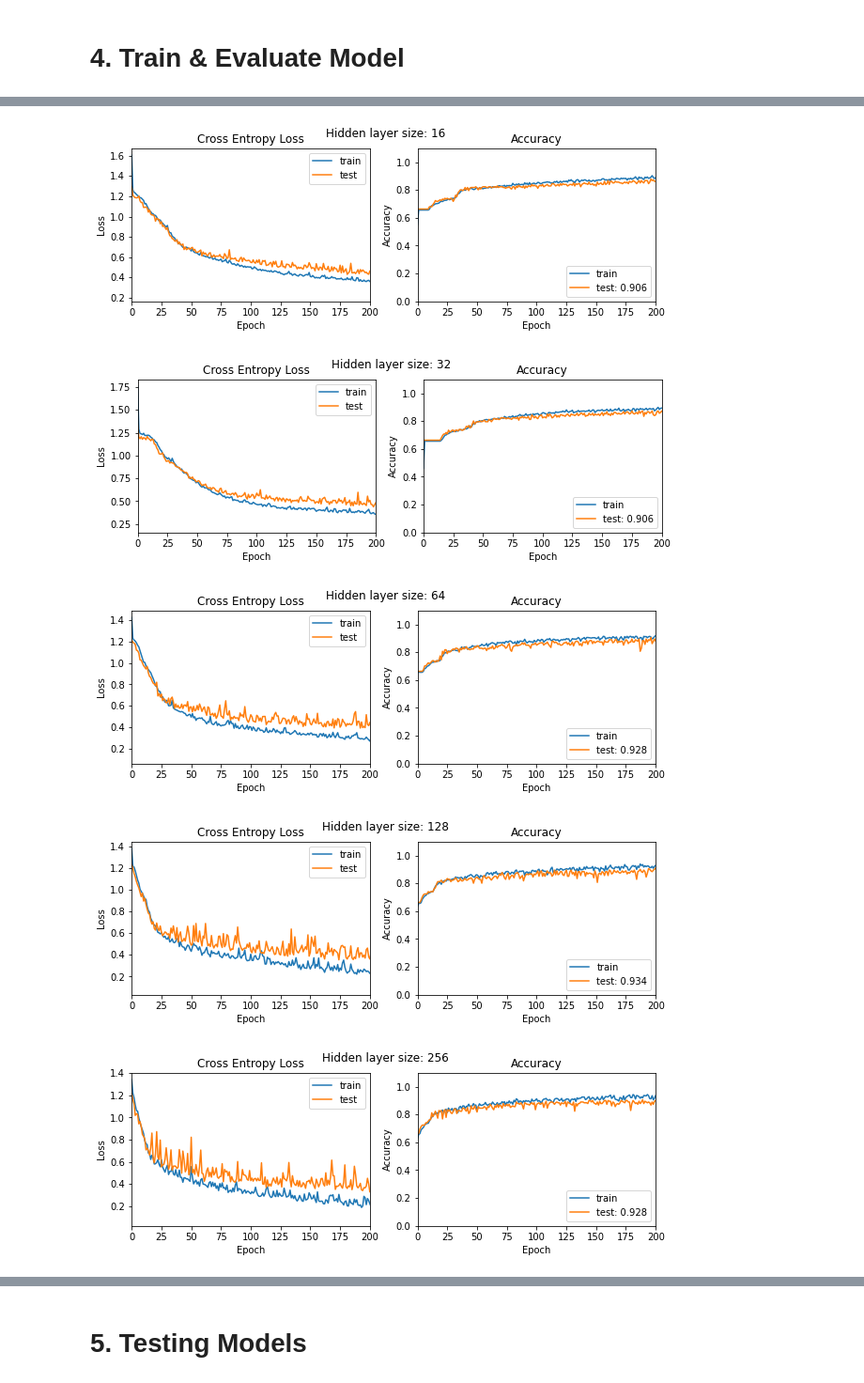
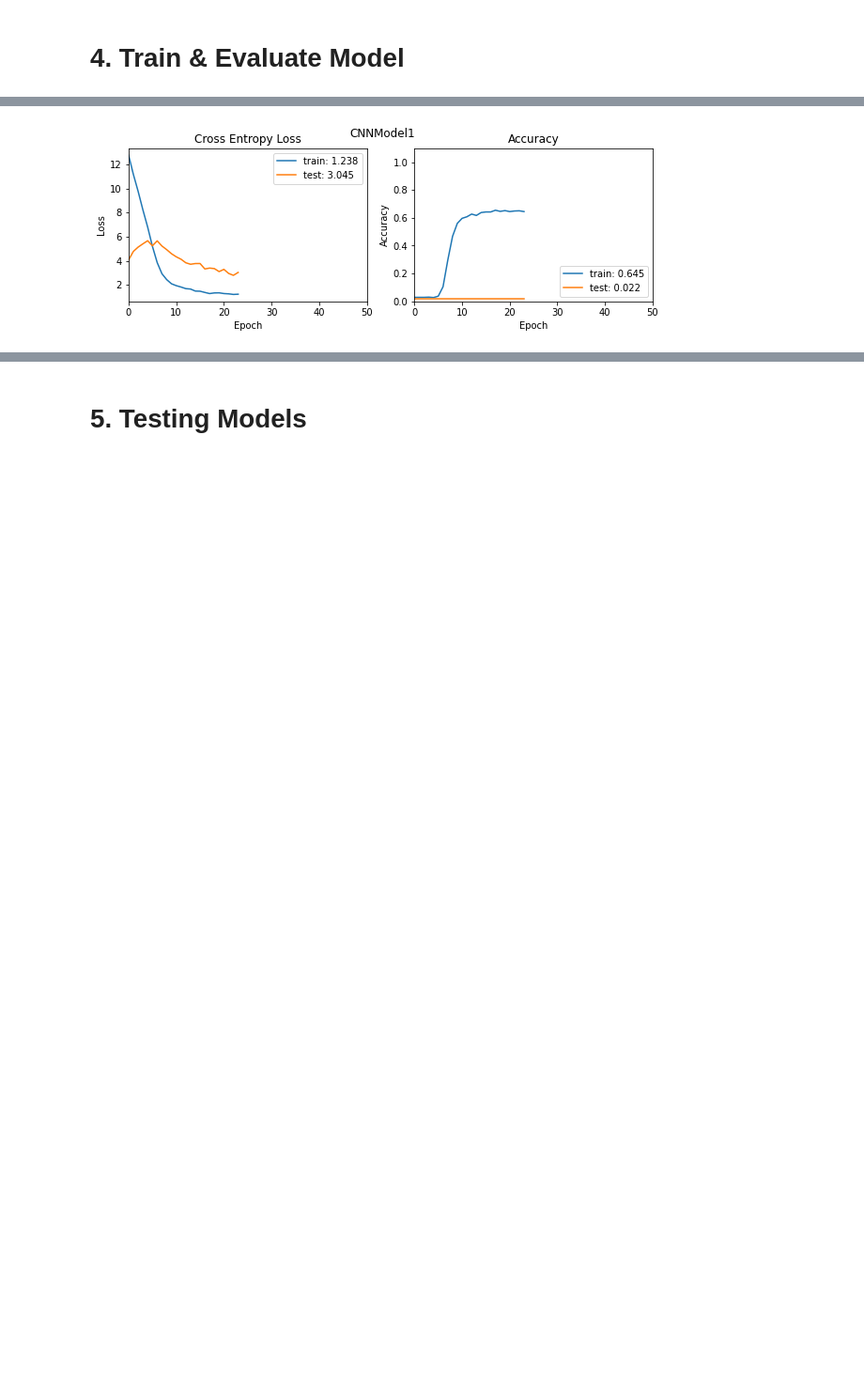
Before and after one commit to rachung2510/FYP70_SocialRobot, a Jupyter notebook: EmotionRecognition/model_torch.ipynb, the cells around one changed output, grey strips where cells are left out. Shown at 94% size. Saved outputs shown, nothing was run; the diff lists cells and outputs as text; code cells hidden in the pictures; blank space fills up the shorter version.

```diff
--- a/EmotionRecognition/model_torch.ipynb
+++ b/EmotionRecognition/model_torch.ipynb
@@ -199,8 +334,3 @@ def add_model(models, hidden_layer_size):
 # %%
-input_layer_size = Vector.shape[1]
-num_classes = len(moods)
-best_accuracies = {}
-
-models = {}
 for hidden_layer_size in [16, 32, 64, 128, 256, 512]:
-    models = add_model(models, hidden_layer_size)
+    fcnn_models = add_fcnn_model(fcnn_models, hidden_layer_size)
@@ -226,0 +339,17 @@ epoch=499       train loss=0.125376     test loss=0.403197      train accuracy=0
+# %%
+def add_cnn_model(models, key, save=False):
+    inst = ImageModel(key, cuda=True)
+    print(inst.name)
+    inst.build(num_classes)
+    inst.train((px_train_loader, px_test_loader), epochs=24, print_epoch=1, save=save)
+    print()
+    if save:
+        inst.model.load_state_dict(torch.load(inst.path)) # best model
+    models[inst.name] = inst
+    return models
+# %%
+num_classes = len(moods)
+best_accuracies = {}
+cnn_models = {}
+# %%
+cnn_models = add_cnn_model(cnn_models, 1)
@@ -227,10 +374,6 @@ epoch=499       train loss=0.125376     test loss=0.403197      train accuracy=0
 # %%
 # Visualize model performances
-for hl_size, inst in models.items():
-    inst.visualize(figsize=(10,3), loss_range=200, acc_range=200)
+for hl_size, inst in cnn_models.items():
+    inst.visualize(figsize=(10,3), loss_range=50, acc_range=50)
 # %% [output]
-[figure, old version]
+[figure, new version]
-[figure, removed]
-[figure, removed]
-[figure, removed]
-[figure, removed]
```
Also changed, not shown: parts of 30 cells of this notebook.
